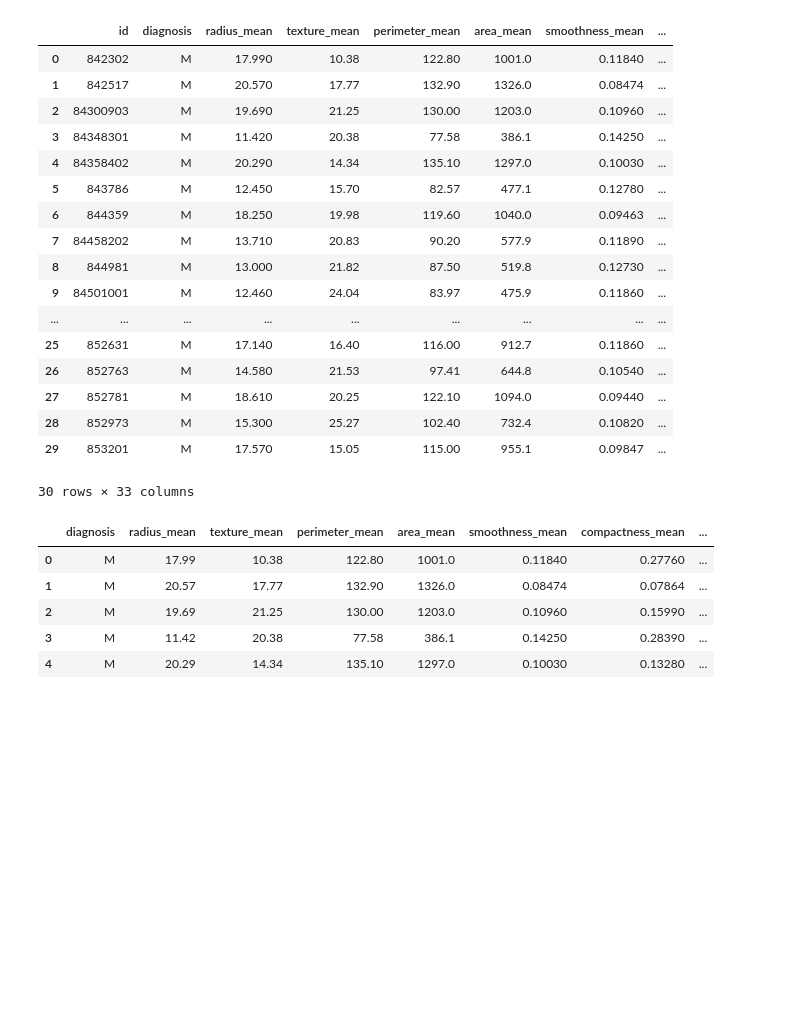
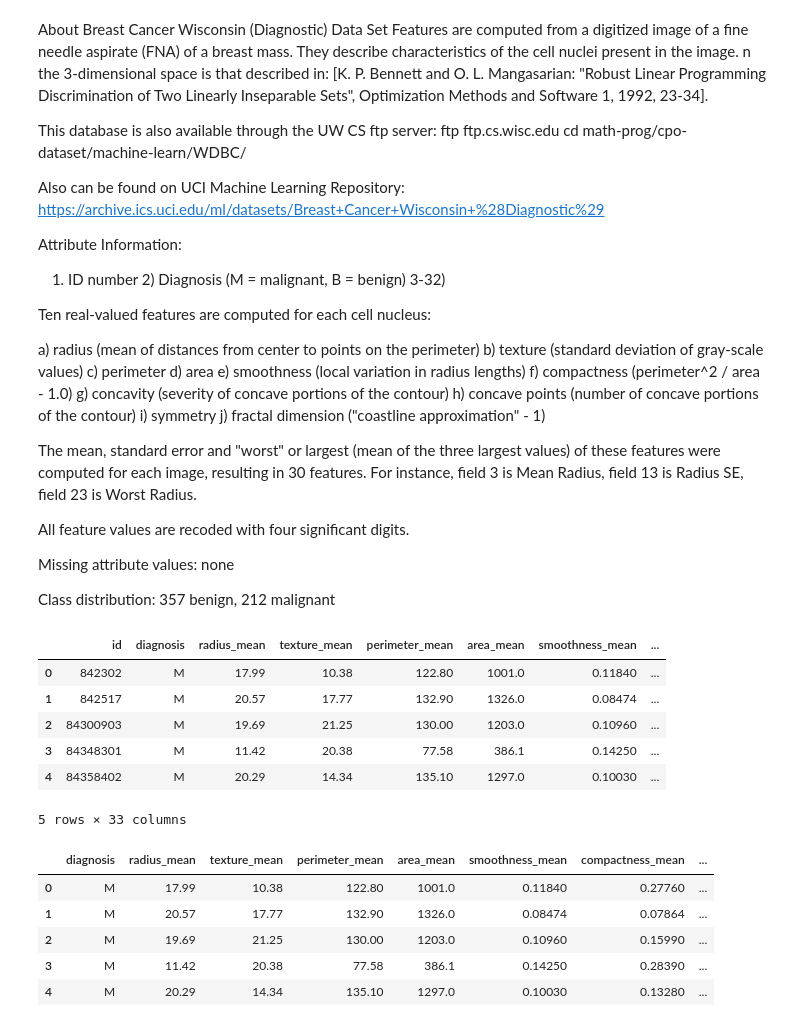
Before and after one commit to upendraijay/breast-cancer-detection-Neural-network, a Jupyter notebook: Untitled.ipynb, the cells around one changed output. Cells and saved outputs as stored; diff of their text form; code cells hidden in the pictures; blank space fills up the shorter version.

```diff
--- a/Untitled.ipynb
+++ b/Untitled.ipynb
@@ -1,28 +1,39 @@
 # %%
 import numpy as np
 import pandas as pd
+# %% [markdown]
+About Breast Cancer Wisconsin (Diagnostic) Data Set Features are computed from a digitized image of a fine needle aspirate (FNA) of a breast mass. They describe characteristics of the cell nuclei present in the image. n the 3-dimensional space is that described in: [K. P. Bennett and O. L. Mangasarian: "Robust Linear Programming Discrimination of Two Linearly Inseparable Sets", Optimization Methods and Software 1, 1992, 23-34].
+
+This database is also available through the UW CS ftp server: ftp ftp.cs.wisc.edu cd math-prog/cpo-dataset/machine-learn/WDBC/
+
+Also can be found on UCI Machine Learning Repository: https://archive.ics.uci.edu/ml/datasets/Breast+Cancer+Wisconsin+%28Diagnostic%29
+
+Attribute Information:
+
+1) ID number 2) Diagnosis (M = malignant, B = benign) 3-32)
+
+Ten real-valued features are computed for each cell nucleus:
+
+a) radius (mean of distances from center to points on the perimeter) b) texture (standard deviation of gray-scale values) c) perimeter d) area e) smoothness (local variation in radius lengths) f) compactness (perimeter^2 / area - 1.0) g) concavity (severity of concave portions of the contour) h) concave points (number of concave portions of the contour) i) symmetry j) fractal dimension ("coastline approximation" - 1)
+
+The mean, standard error and "worst" or largest (mean of the three largest values) of these features were computed for each image, resulting in 30 features. For instance, field 3 is Mean Radius, field 13 is Radius SE, field 23 is Worst Radius.
+
+All feature values are recoded with four significant digits.
+
+Missing attribute values: none
+
+Class distribution: 357 benign, 212 malignant
 # %%
 df=pd.read_csv('data.csv')
-df.head(30)
+df.head()
 # %% [output]
 |  | id | diagnosis | radius_mean | texture_mean | perimeter_mean | area_mean | smoothness_mean | ... |
-| 0 | 842302 | M | 17.990 | 10.38 | 122.80 | 1001.0 | 0.11840 | ... |
-| 1 | 842517 | M | 20.570 | 17.77 | 132.90 | 1326.0 | 0.08474 | ... |
-| 2 | 84300903 | M | 19.690 | 21.25 | 130.00 | 1203.0 | 0.10960 | ... |
-| 3 | 84348301 | M | 11.420 | 20.38 | 77.58 | 386.1 | 0.14250 | ... |
-| 4 | 84358402 | M | 20.290 | 14.34 | 135.10 | 1297.0 | 0.10030 | ... |
-| 5 | 843786 | M | 12.450 | 15.70 | 82.57 | 477.1 | 0.12780 | ... |
-| 6 | 844359 | M | 18.250 | 19.98 | 119.60 | 1040.0 | 0.09463 | ... |
-| 7 | 84458202 | M | 13.710 | 20.83 | 90.20 | 577.9 | 0.11890 | ... |
-| 8 | 844981 | M | 13.000 | 21.82 | 87.50 | 519.8 | 0.12730 | ... |
-| 9 | 84501001 | M | 12.460 | 24.04 | 83.97 | 475.9 | 0.11860 | ... |
-| ... | ... | ... | ... | ... | ... | ... | ... | ... |
-| 25 | 852631 | M | 17.140 | 16.40 | 116.00 | 912.7 | 0.11860 | ... |
-| 26 | 852763 | M | 14.580 | 21.53 | 97.41 | 644.8 | 0.10540 | ... |
-| 27 | 852781 | M | 18.610 | 20.25 | 122.10 | 1094.0 | 0.09440 | ... |
-| 28 | 852973 | M | 15.300 | 25.27 | 102.40 | 732.4 | 0.10820 | ... |
-| 29 | 853201 | M | 17.570 | 15.05 | 115.00 | 955.1 | 0.09847 | ... |
+| 0 | 842302 | M | 17.99 | 10.38 | 122.80 | 1001.0 | 0.11840 | ... |
+| 1 | 842517 | M | 20.57 | 17.77 | 132.90 | 1326.0 | 0.08474 | ... |
+| 2 | 84300903 | M | 19.69 | 21.25 | 130.00 | 1203.0 | 0.10960 | ... |
+| 3 | 84348301 | M | 11.42 | 20.38 | 77.58 | 386.1 | 0.14250 | ... |
+| 4 | 84358402 | M | 20.29 | 14.34 | 135.10 | 1297.0 | 0.10030 | ... |
-30 rows × 33 columns
+5 rows × 33 columns
 # %%
 new=df.drop(['id','Unnamed: 32'], axis=1)
 # %%
```
Also changed, not shown: parts of 14 cells of this notebook.
